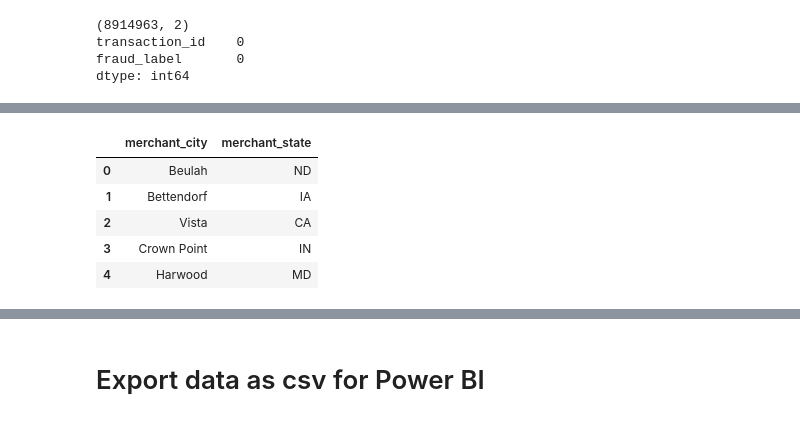
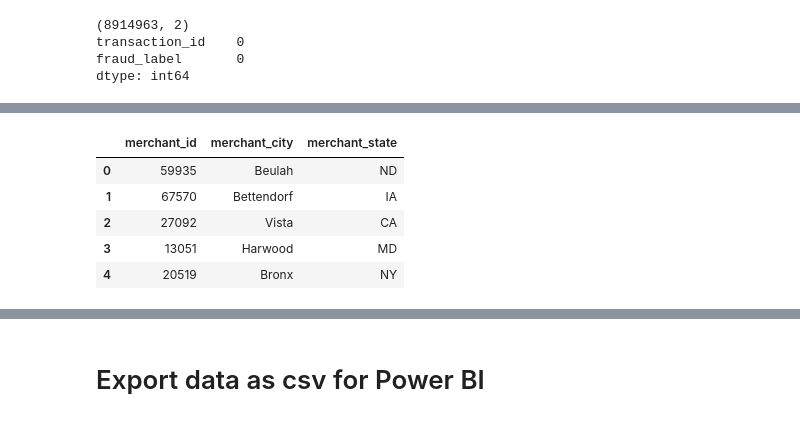
Before and after one commit to hlnetr21354/Financial-Transactions-Analysis, a Jupyter notebook: notebook/transform_data_eda.ipynb, the cells around one changed output, grey strips where cells are left out. Drawn from its saved outputs; the diff is of its cells as text; code cells hidden in the pictures.

Commit message:
Using DuckDB and arrow to improve transaction performance

```diff
--- a/notebook/transform_data_eda.ipynb
+++ b/notebook/transform_data_eda.ipynb
@@ -368,5 +391,6 @@ check_null_agg
 # %% [markdown]
 We can see that all of transactions which have null value in some columns like 'merchant_state', 'zip',... They are online transactions. Some non online transactions still have null value in 'zip'. However since we don't use this columns much for analysis, I would just fill na with 'Unknown'.
 # %%
-txn_df.loc[txn_df['merchant_city']=='ONLINE','merchant_state'] = 'ONLINE'
-txn_df.fillna({'zip': 'Unknown'}, inplace=True)
+# merchant_state (-> 'ONLINE') and zip (-> 'Unknown') fills already applied in the DuckDB load query above
+print(txn_df.loc[txn_df['merchant_city']=='ONLINE','merchant_state'].unique())
+print((txn_df['zip']=='Unknown').sum())
@@ -373,4 +400,5 @@ txn_df.fillna({'zip': 'Unknown'}, inplace=True)
 # %% [markdown]
 We also need to transform the 'amount' columns since it is categorized as string. We have to replace '$' and change the type to float for further analysis.
 # %%
-txn_df['amount'] = txn_df['amount'].str.replace('$','').astype(float)
+# 'amount' $-strip + float cast already applied in the DuckDB load query above
+print(txn_df['amount'].dtype)
@@ -432,11 +462,10 @@ The bar chart and summary table show that **Insufficient Balance** is by far the
 
 The second most common error is **Bad PIN**, with **32,482 transactions (≈15.30%)**, followed by **Technical Glitch** with **26,633 transactions (≈12.54%)**. These errors suggest potential issues related to user authentication behavior (e.g., incorrect PIN attempts) and system stability or infrastructure reliability.
 # %%
-# Drop 'errors' column after create seperated error dataframe
+# Drop 'errors' column after creating the separate error dataframe
 txn_df.drop(columns=['errors'], inplace=True)
 
-# Change 'date' column to datetime type
-txn_df['date'] = pd.to_datetime(txn_df['date'])
+# 'date' is already datetime64 (cast to TIMESTAMP in the DuckDB load query above)
 print(txn_df.info())
 # %% [output]
 <class 'pandas.core.frame.DataFrame'>
@@ -788,17 +839,31 @@ dtype: int64
+# %%
+# join fraud_label_df with txn_df to get the transaction details for each fraud label (DuckDB JOIN)
+t0 = time.time()
+join_rel = duckdb.sql("""
+    SELECT t.*, f.fraud_label
+    FROM txn_df t
+    LEFT JOIN fraud_label_df f
+      ON CAST(t.id AS VARCHAR) = f.transaction_id
+""")
+# Same Arrow materialization as the load step above, to avoid a pandas OOM when
+# building the joined 13.3M-row DataFrame on lower-RAM machines.
+txn_label_df = join_rel.arrow().read_all().to_pandas(split_blocks=True, self_destruct=True)
+print(f"Joined in {time.time() - t0:.1f}s -> {txn_label_df.shape}")
+txn_label_df.head()
 # %%
 # Create merchant_df:
-merchant_df = txn_df[['merchant_city', 'merchant_state']].drop_duplicates().reset_index(drop=True)
+merchant_df = txn_label_df[['merchant_id', 'merchant_city', 'merchant_state']].drop_duplicates().reset_index(drop=True)
 
-# Drop merchant columns from txn_df:
-txn_df = txn_df.drop(columns=['merchant_city', 'merchant_state'])
+# Drop merchant columns from txn_label_df:
+txn_label_df = txn_label_df.drop(columns=['merchant_city', 'merchant_state'])
 
 # Preview the first few rows of the transaction and merchant dataframes
-txn_df.head()
+txn_label_df.head()
 merchant_df.head()
 # %% [output]
-|  | merchant_city | merchant_state |
-| 0 | Beulah | ND |
-| 1 | Bettendorf | IA |
-| 2 | Vista | CA |
-| 3 | Crown Point | IN |
-| 4 | Harwood | MD |
+|  | merchant_id | merchant_city | merchant_state |
+| 0 | 59935 | Beulah | ND |
+| 1 | 67570 | Bettendorf | IA |
+| 2 | 27092 | Vista | CA |
+| 3 | 13051 | Harwood | MD |
+| 4 | 20519 | Bronx | NY |
```
Also changed, not shown: parts of 15 cells of this notebook.
